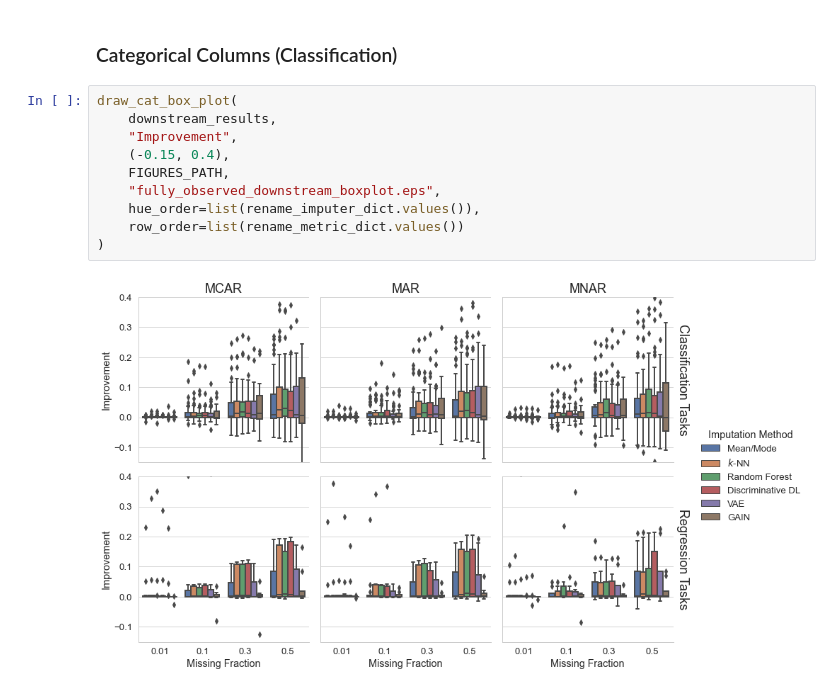
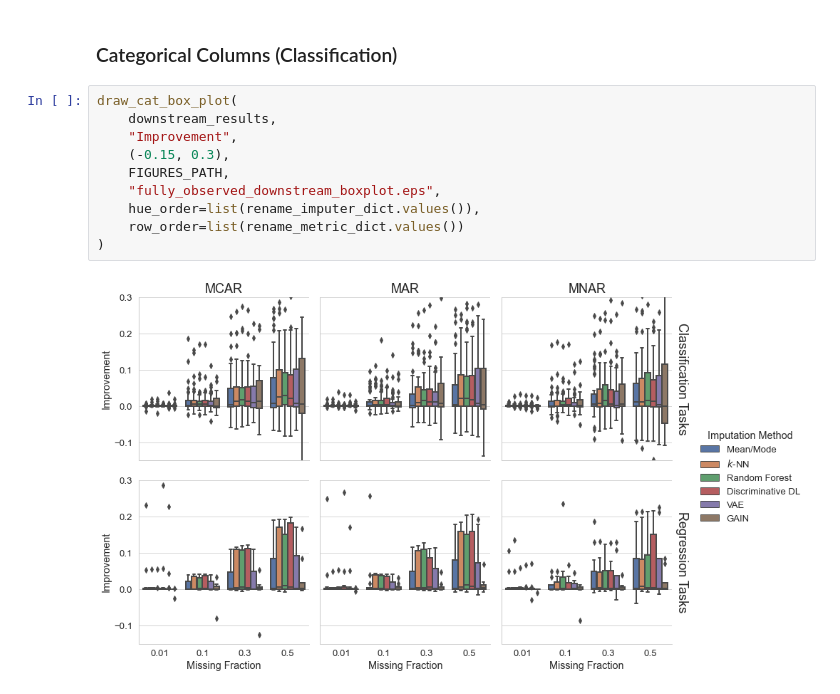
Before and after one commit to se-jaeger/data-imputation-paper, a Jupyter notebook: notebooks/results_downstream_fully_obs.ipynb, the cells around one changed output. Cells and saved outputs as stored; diff of their text form.

Commit message:
Plots with all experiments

```diff
--- a/notebooks/results_downstream_fully_obs.ipynb
+++ b/notebooks/results_downstream_fully_obs.ipynb
@@ -192,12 +192,12 @@ downstream_results
 # %%
 draw_cat_box_plot(
     downstream_results,
     "Improvement",
-    (-0.15, 0.4),
+    (-0.15, 0.3),
     FIGURES_PATH,
     "fully_observed_downstream_boxplot.eps",
     hue_order=list(rename_imputer_dict.values()),
     row_order=list(rename_metric_dict.values())
 )
 # %% [output]
-[figure, old version]
+[figure, new version]
```
Also changed, not shown: parts of 4 cells of this notebook, 7 other files.
